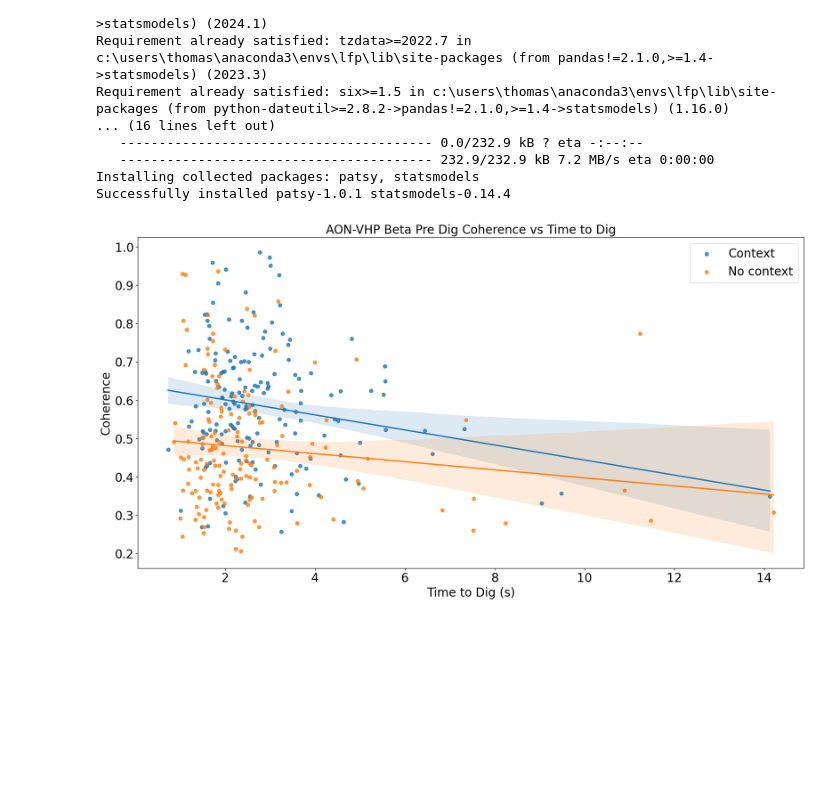
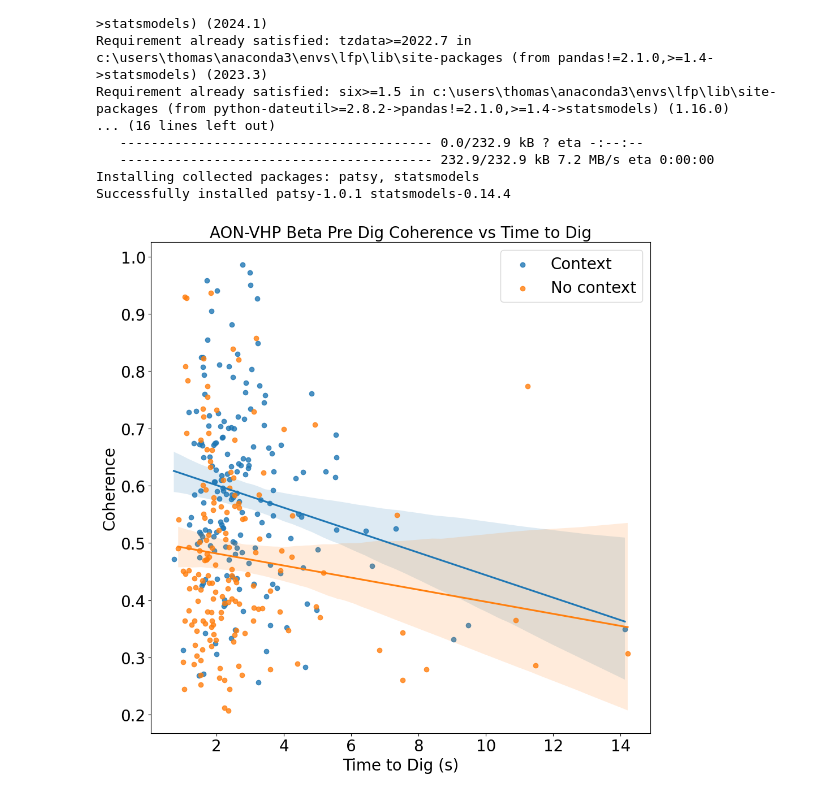
Before and after one commit to namanagrawal97/cpl_analysis_naman, a Jupyter notebook: 00_complete_analysis.ipynb, the cells around one changed output. Drawn from its saved outputs; the diff is of its cells as text; code cells hidden in the pictures; blank space fills up the shorter version.

```diff
--- a/00_complete_analysis.ipynb
+++ b/00_complete_analysis.ipynb
@@ -1702,31 +1714,32 @@ Successfully installed patsy-1.0.1 statsmodels-0.14.4
 # %%
 import seaborn as sns
 import statsmodels
-fig, ax=plt.subplots(1,1, figsize=(20,10))
+fig, ax=plt.subplots(1,1, figsize=(10,10))
 tasks=['BWcontext','BWnocontext']
 loaded_df['correct?']=loaded_df['correct?'].apply(lambda x: 'Correct' if x=='1' else 'Incorrect')
 correctness=['Correct','Incorrect']
 bwcontext_incorrect_df=loaded_df[(loaded_df['task']=='BWcontext')]
 bwnocontext_incorrect_df=loaded_df[(loaded_df['task']=='BWnocontext')]
 sns.regplot(x=bwcontext_incorrect_df['time_to_dig'], y=bwcontext_incorrect_df['beta_pre_dig'], label='Context', ax=ax)
 sns.regplot(x=bwnocontext_incorrect_df['time_to_dig'], y=bwnocontext_incorrect_df['beta_pre_dig'], label='No context', ax=ax)
 plt.xlabel('Time to Dig (s)', fontsize=20)
 plt.xticks(fontsize=20)
 plt.yticks(fontsize=20)
 plt.ylabel('Coherence', fontsize=20)
 plt.title('AON-VHP Beta Pre Dig Coherence vs Time to Dig', fontsize=20)
 plt.legend(fontsize=20)
-fig.savefig(f'C:\\Users\\{user}\\Dropbox\\CPLab\\results\\beta_pre_dig_vs_time_to_dig.png', dpi=300)
+plt.tight_layout()
+fig.savefig(f'C:\\Users\\{user}\\Dropbox\\CPLab\\results\\beta_pre_dig_vs_time_to_dig.png', dpi=300, bbox_inches='tight')
 plt.show()
 
 # bwcontext_correct_df=loaded_df[(loaded_df['task']=='BWcontext') & (loaded_df['correct?']=='Correct')]
 # bwnocontext_correct_df=loaded_df[(loaded_df['task']=='BWnocontext') & (loaded_df['correct?']=='Correct')]
 # sns.regplot(x=bwcontext_correct_df['time_to_dig'], y=bwcontext_correct_df['gamma_pre_dig'], label='BWcontext',robust=True, order=2)
 # sns.regplot(x=bwnocontext_correct_df['time_to_dig'], y=bwnocontext_correct_df['gamma_pre_dig'], label='BWnocontext',robust=True, order=2)
 # plt.xlabel('Time to Dig')
 # plt.ylabel('Beta Pre Dig')
 # plt.title('Beta Pre Dig vs Time to Dig for Correct Trials')
 # plt.legend()
 # plt.show()
 # %% [output]
-[figure, old version]
+[figure, new version]
```
Also changed, not shown: parts of 2 cells of this notebook.
